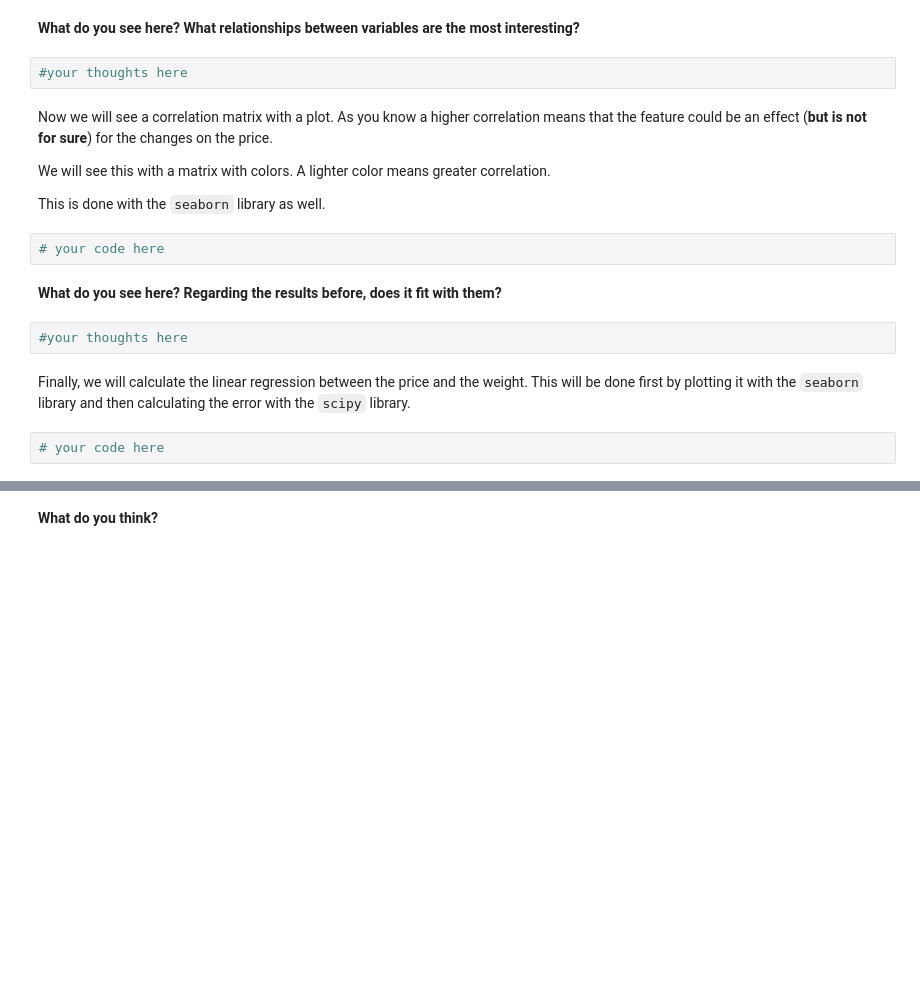
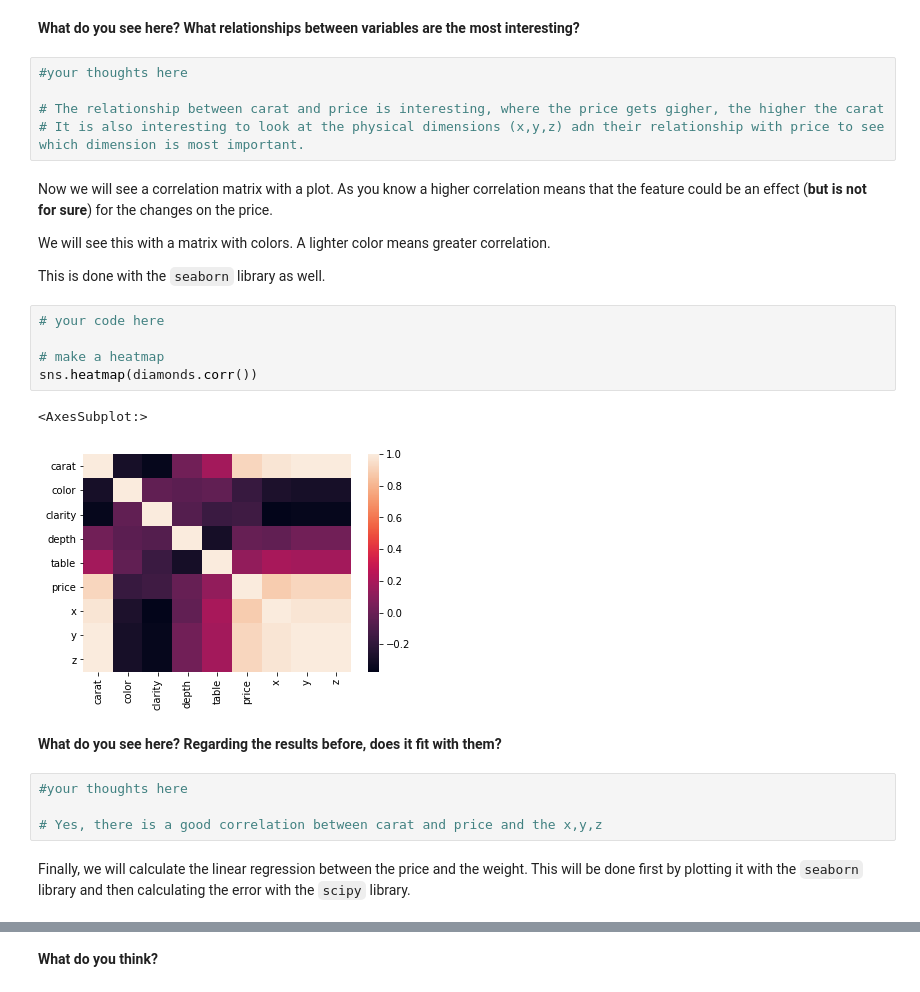
Before and after one commit to ta-data-lis/M2-mini-project1, a Jupyter notebook: 2.-EDA.ipynb, the cells around one changed output, grey strips where cells are left out. Drawn from its saved outputs; the diff is of its cells as text; blank space fills up the shorter version.

```diff
--- a/2.-EDA.ipynb
+++ b/2.-EDA.ipynb
@@ -93,7 +209,10 @@ sns.pairplot(diamonds, diag_kind = 'kde', plot_kws = {'alpha': 0.6, 's': 80, 'ed
 # %% [markdown]
 **What do you see here? What relationships between variables are the most interesting?**
-# %%
-#your thoughts here
+# %%
+#your thoughts here
+
+# The relationship between carat and price is interesting, where the price gets gigher, the higher the carat
+# It is also interesting to look at the physical dimensions (x,y,z) adn their relationship with price to see which dimension is most important.
 # %% [markdown]
 Now we will see a correlation matrix with a plot. As you know a higher correlation means that the feature could be an effect (**but is not for sure**) for the changes on the price.
 
@@ -102,11 +221,17 @@ We will see this with a matrix with colors. A lighter color means greater correl
 This is done with the `seaborn` library as well.
 # %%
 # your code here
+
+# make a heatmap
+sns.heatmap(diamonds.corr())
+# %% [output]
+<AxesSubplot:>
+[figure, added]
 # %% [markdown]
 **What do you see here? Regarding the results before, does it fit with them?**
-# %%
-#your thoughts here
+# %%
+#your thoughts here
+
+# Yes, there is a good correlation between carat and price and the x,y,z
 # %% [markdown]
 Finally, we will calculate the linear regression between the price and the weight. This will be done first by plotting it with the `seaborn` library and then calculating the error with the `scipy` library.
-# %%
-# your code here
```
Also changed, not shown: parts of 35 cells of this notebook, 2 other files.
